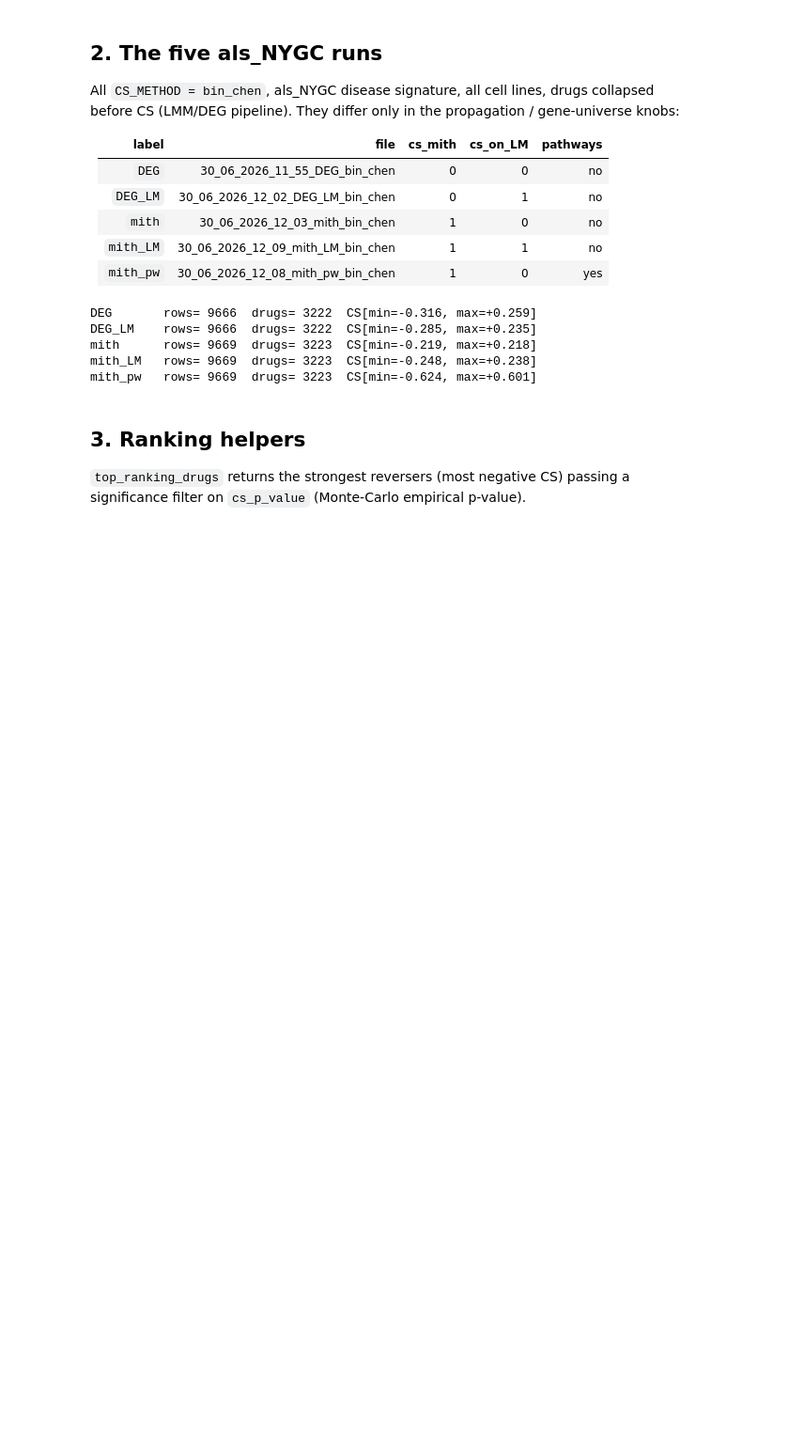
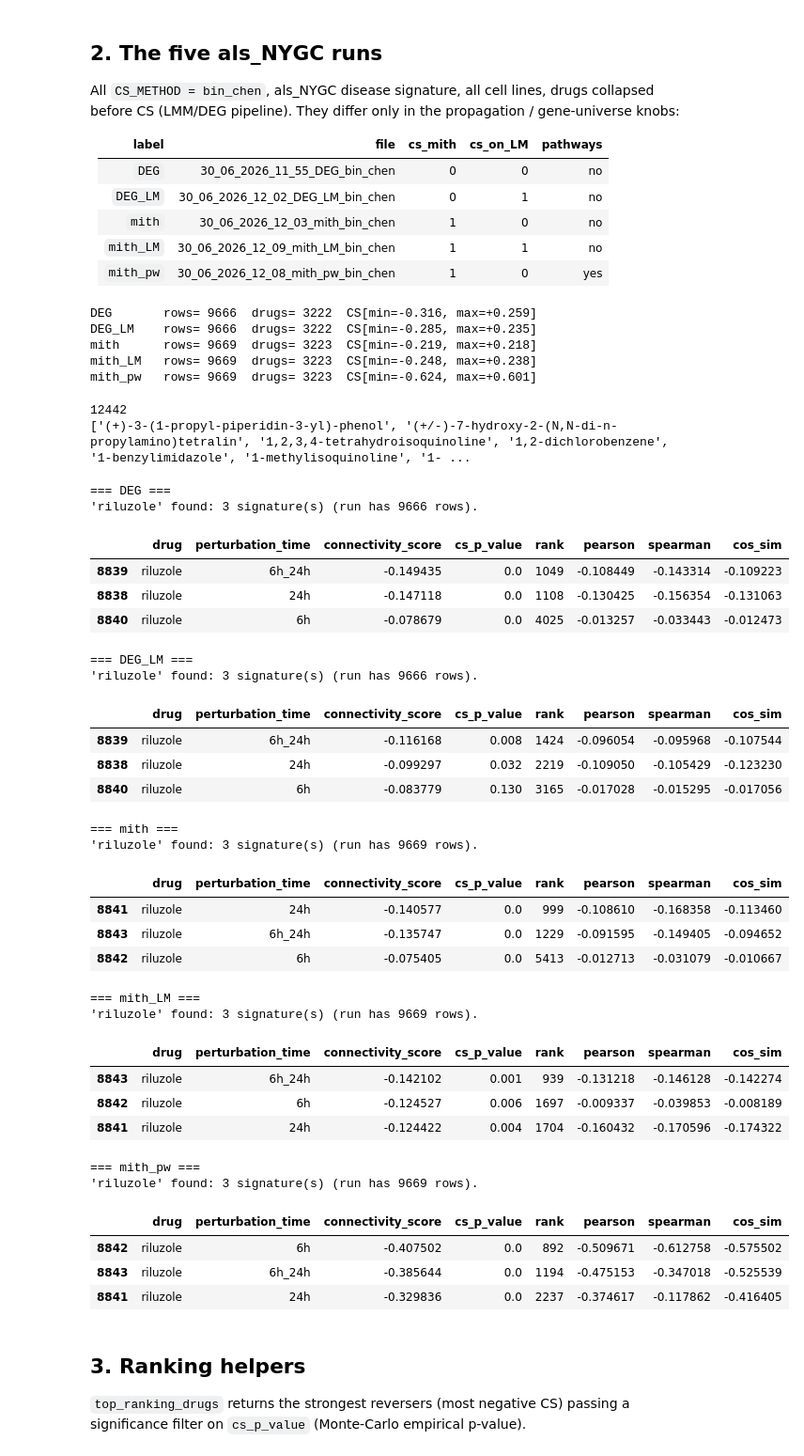
Before and after one commit to knowmics-lab/netcos, a Jupyter notebook: data_exploration/data_exploration_als_NYGC_CS_and_rankings.ipynb, the cells around one changed output. Shown at 94% size. Cells and saved outputs as stored; diff of their text form; code cells hidden in the pictures; blank space fills up the shorter version.

```diff
--- a/data_exploration/data_exploration_als_NYGC_CS_and_rankings.ipynb
+++ b/data_exploration/data_exploration_als_NYGC_CS_and_rankings.ipynb
@@ -378,6 +378,54 @@ DEG_LM    rows= 9666  drugs= 3222  CS[min=-0.285, max=+0.235]
 mith      rows= 9669  drugs= 3223  CS[min=-0.219, max=+0.218]
 mith_LM   rows= 9669  drugs= 3223  CS[min=-0.248, max=+0.238]
 mith_pw   rows= 9669  drugs= 3223  CS[min=-0.624, max=+0.601]
+# %%
+
+import pandas as pd
+sig = pd.read_csv(NETCOS_ROOT+"/data/BinChen2017/data/data/raw/lincs/lincs_sig_info.csv")
+drugs = sig.loc[sig.pert_type == "trt_cp", "pert_iname"].unique()
+print(len(drugs)); print(sorted(drugs)[:20])
+# %% [output]
+12442
+['(+)-3-(1-propyl-piperidin-3-yl)-phenol', '(+/-)-7-hydroxy-2-(N,N-di-n-propylamino)tetralin', '1,2,3,4-tetrahydroisoquinoline', '1,2-dichlorobenzene', '1-benzylimidazole', '1-methylisoquinoline', '1- ...
+# %%
+from exploration_utils import find_drug_in_run
+
+# Where does a drug land in each run?
+test_drug = 'riluzole'
+for label in runs:
+    print(f'=== {label} ===')
+    display(find_drug_in_run(runs[label], test_drug, contains=True))
+# %% [output]
+=== DEG ===
+'riluzole' found: 3 signature(s) (run has 9666 rows).
+|  | drug | perturbation_time | connectivity_score | cs_p_value | rank | pearson | spearman | cos_sim |
+| 8839 | riluzole | 6h_24h | -0.149435 | 0.0 | 1049 | -0.108449 | -0.143314 | -0.109223 |
+| 8838 | riluzole | 24h | -0.147118 | 0.0 | 1108 | -0.130425 | -0.156354 | -0.131063 |
+| 8840 | riluzole | 6h | -0.078679 | 0.0 | 4025 | -0.013257 | -0.033443 | -0.012473 |
+=== DEG_LM ===
+'riluzole' found: 3 signature(s) (run has 9666 rows).
+|  | drug | perturbation_time | connectivity_score | cs_p_value | rank | pearson | spearman | cos_sim |
+| 8839 | riluzole | 6h_24h | -0.116168 | 0.008 | 1424 | -0.096054 | -0.095968 | -0.107544 |
+| 8838 | riluzole | 24h | -0.099297 | 0.032 | 2219 | -0.109050 | -0.105429 | -0.123230 |
+| 8840 | riluzole | 6h | -0.083779 | 0.130 | 3165 | -0.017028 | -0.015295 | -0.017056 |
+=== mith ===
+'riluzole' found: 3 signature(s) (run has 9669 rows).
+|  | drug | perturbation_time | connectivity_score | cs_p_value | rank | pearson | spearman | cos_sim |
+| 8841 | riluzole | 24h | -0.140577 | 0.0 | 999 | -0.108610 | -0.168358 | -0.113460 |
+| 8843 | riluzole | 6h_24h | -0.135747 | 0.0 | 1229 | -0.091595 | -0.149405 | -0.094652 |
+| 8842 | riluzole | 6h | -0.075405 | 0.0 | 5413 | -0.012713 | -0.031079 | -0.010667 |
+=== mith_LM ===
+'riluzole' found: 3 signature(s) (run has 9669 rows).
+|  | drug | perturbation_time | connectivity_score | cs_p_value | rank | pearson | spearman | cos_sim |
+| 8843 | riluzole | 6h_24h | -0.142102 | 0.001 | 939 | -0.131218 | -0.146128 | -0.142274 |
+| 8842 | riluzole | 6h | -0.124527 | 0.006 | 1697 | -0.009337 | -0.039853 | -0.008189 |
+| 8841 | riluzole | 24h | -0.124422 | 0.004 | 1704 | -0.160432 | -0.170596 | -0.174322 |
+=== mith_pw ===
+'riluzole' found: 3 signature(s) (run has 9669 rows).
+|  | drug | perturbation_time | connectivity_score | cs_p_value | rank | pearson | spearman | cos_sim |
+| 8842 | riluzole | 6h | -0.407502 | 0.0 | 892 | -0.509671 | -0.612758 | -0.575502 |
+| 8843 | riluzole | 6h_24h | -0.385644 | 0.0 | 1194 | -0.475153 | -0.347018 | -0.525539 |
+| 8841 | riluzole | 24h | -0.329836 | 0.0 | 2237 | -0.374617 | -0.117862 | -0.416405 |
 # %% [markdown]
 ## 3. Ranking helpers
 
```
Also changed, not shown: parts of 1 cell of this notebook, 15 other files.
